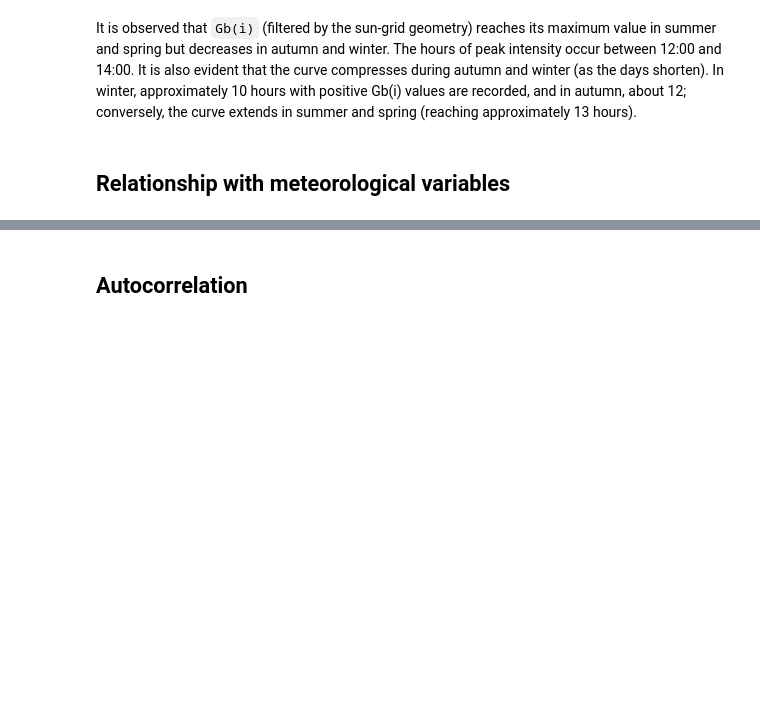
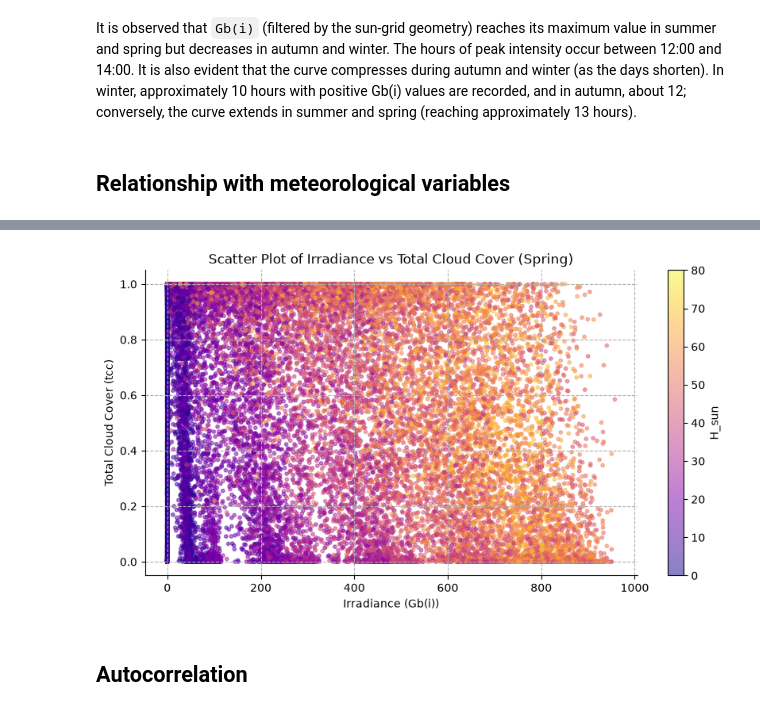
Before and after one commit to codingisads/solar-energy-forecast, a Jupyter notebook: notebooks/03_eda.ipynb, the cells around one changed output, grey strips where cells are left out. Cells and saved outputs as stored; diff of their text form; code cells hidden in the pictures; blank space fills up the shorter version.

```diff
--- a/notebooks/03_eda.ipynb
+++ b/notebooks/03_eda.ipynb
@@ -97,3 +108,7 @@ It is also evident that the curve compresses during autumn and winter (as the da
+# %%
+scatter_tcc_gbi_by_season(seasonal_data, 'Gb(i)','Irradiance','tcc','Total Cloud Cover', 'Spring')
+# %% [output]
+[figure, added]
 # %% [markdown]
 ## Autocorrelation
 # %%
```
Also changed, not shown: parts of 5 cells of this notebook, 1 other file.
